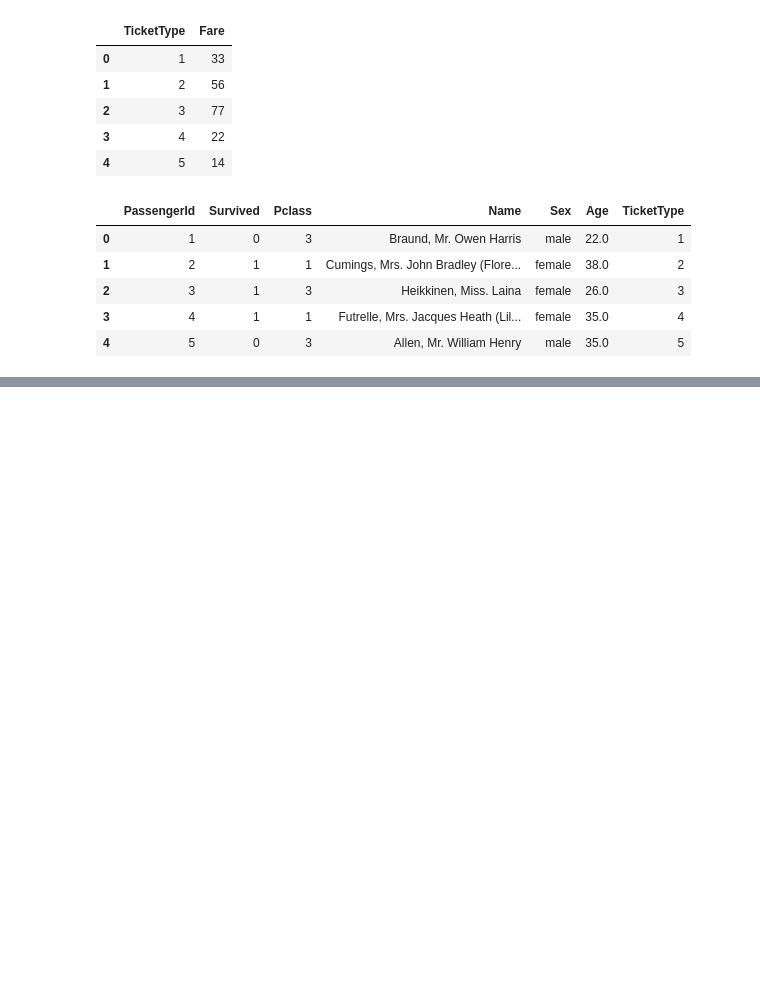
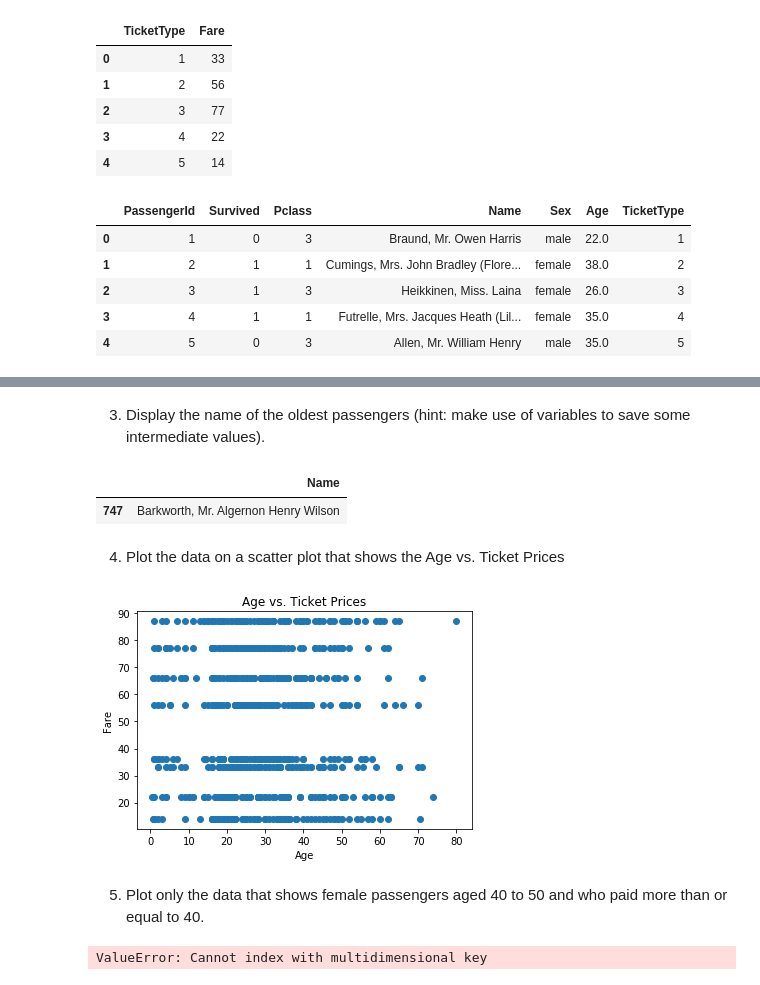
Before and after one commit to dsikar/msc-data-science, a Jupyter notebook: INM430/Week2/INM430 LAB Week 2 Exercise 1.ipynb, the cells around one changed output, grey strips where cells are left out. Cells and saved outputs as stored; diff of their text form; code cells hidden in the pictures; blank space fills up the shorter version.

```diff
--- a/INM430/Week2/INM430 LAB Week 2 Exercise 1.ipynb
+++ b/INM430/Week2/INM430 LAB Week 2 Exercise 1.ipynb
@@ -36,0 +38,4 @@ file2.head()
+# %%
+# merged_files = pd.concat([file1, file2], axis=1, join='inner', join_axes=[file1.TicketType])
+result = pd.merge(file1, file2, on=['TicketType', 'TicketType'])
+result
@@ -36,0 +61,27 @@ file2.head()
+# %% [markdown]
+3. Display the name of the oldest passengers (hint: make use of variables to save some intermediate values).
+# %%
+
+# data.groupby(['Country','Place'])['Value'].max()
+max_age = result['Age'].max()
+result.loc[result['Age'] == max_age, ['Name']]
+# %% [output]
+|  | Name |
+| 747 | Barkworth, Mr. Algernon Henry Wilson |
+# %% [markdown]
+4. Plot the data on a scatter plot that shows the Age vs. Ticket Prices
+# %%
+import matplotlib.pyplot as plt
+plt.scatter(result.Age, result.Fare)
+plt.title("Age vs. Ticket Prices")
+plt.xlabel("Age")
+plt.ylabel("Fare")
+plt.show()
+# %% [output]
+[figure, added]
+# %% [markdown]
+5. Plot only the data that shows female passengers aged 40 to 50 and who paid more than or equal to 40.
+# %%
+result.loc[(result['Sex'] == 'female') & (result['Age'] >= 40) & (result['Age'] <= 50) & (result['Fare'] >= 40), ['Name', 'Sex', 'Age', 'Fare'] ]
+# %% [output]
+ValueError: Cannot index with multidimensional key
```
Also changed, not shown: parts of 4 cells of this notebook, 7 other files.
